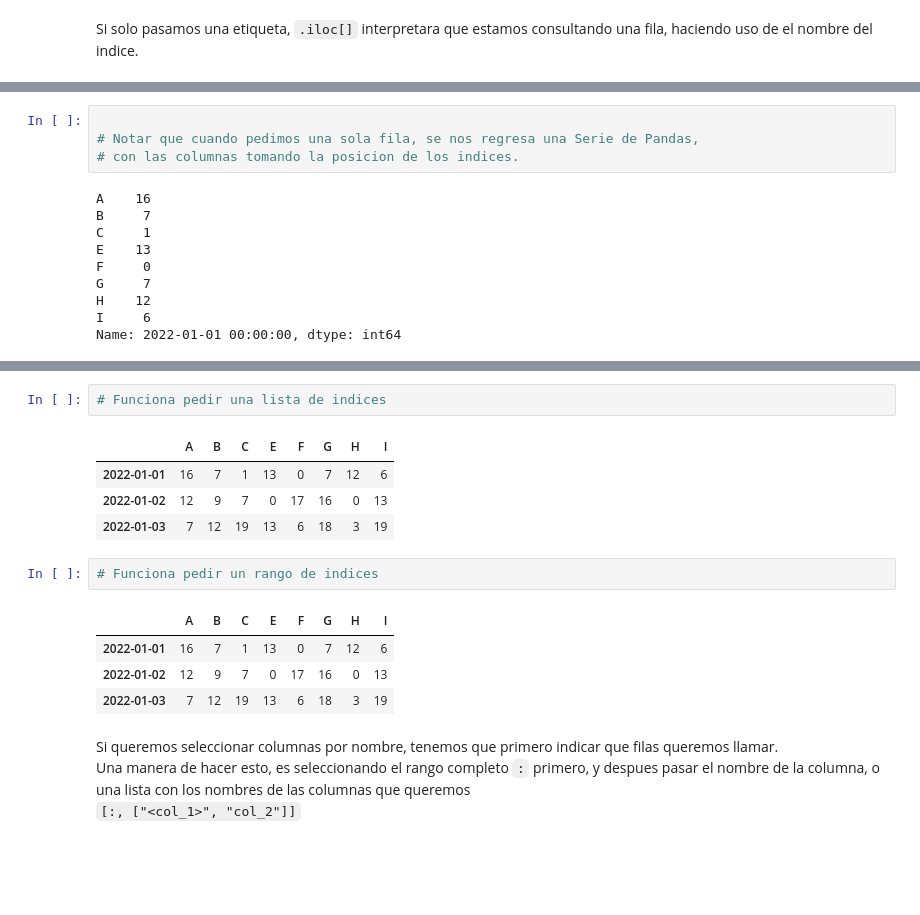
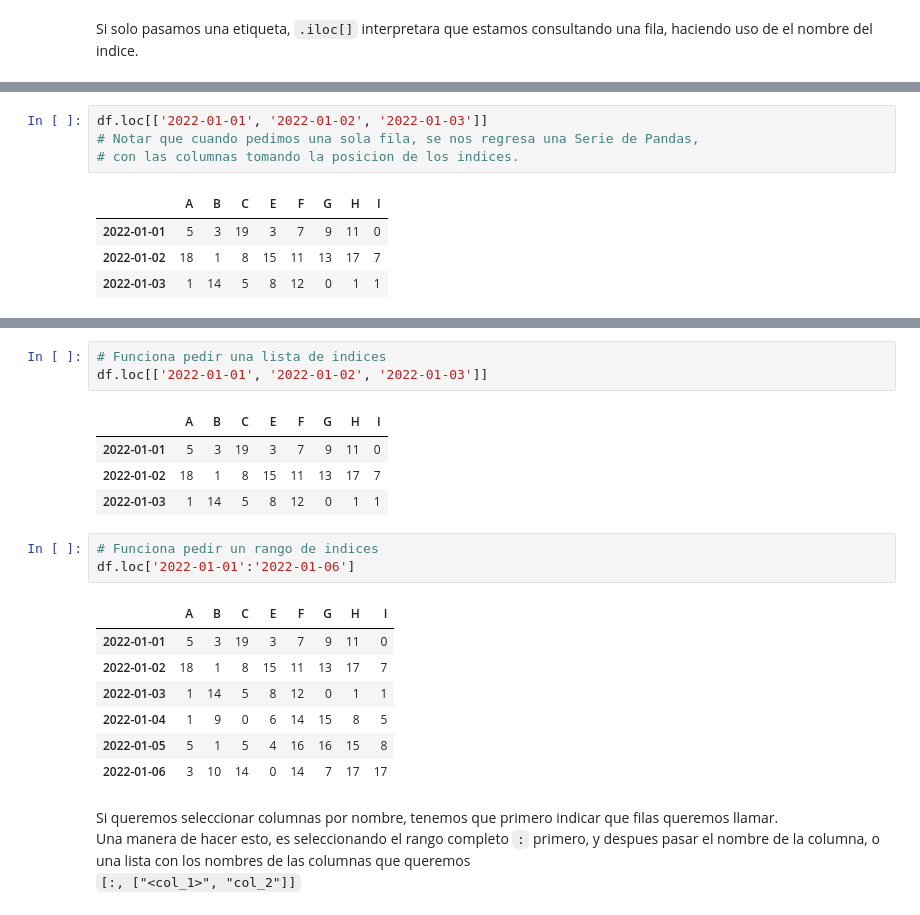
Before and after one commit to devfmx/master-data-ai, a Jupyter notebook: 2 Introduccion a la ciencia de datos/S2_intro_a_pandas/crowdcoding/pandas.ipynb, the cells around one changed output, grey strips where cells are left out. Cells and saved outputs as stored; diff of their text form; blank space fills up the shorter version.

```diff
--- a/2 Introduccion a la ciencia de datos/S2_intro_a_pandas/crowdcoding/pandas.ipynb
+++ b/2 Introduccion a la ciencia de datos/S2_intro_a_pandas/crowdcoding/pandas.ipynb
@@ -321,35 +355,35 @@ Si solo pasamos una etiqueta, `.iloc[]` interpretara que estamos consultando una
 # %% [markdown]
 ![image.png](embedded-picture-1)
 # %%
-
+df.loc[['2022-01-01', '2022-01-02', '2022-01-03']]
 # Notar que cuando pedimos una sola fila, se nos regresa una Serie de Pandas,
 # con las columnas tomando la posicion de los indices.
 # %% [output]
-A    16
-B     7
-C     1
-E    13
-F     0
-G     7
-H    12
-I     6
-Name: 2022-01-01 00:00:00, dtype: int64
+|  | A | B | C | E | F | G | H | I |
+| 2022-01-01 | 5 | 3 | 19 | 3 | 7 | 9 | 11 | 0 |
+| 2022-01-02 | 18 | 1 | 8 | 15 | 11 | 13 | 17 | 7 |
+| 2022-01-03 | 1 | 14 | 5 | 8 | 12 | 0 | 1 | 1 |
 # %% [markdown]
 ![image.png](embedded-picture-1)
 # %%
 # Funciona pedir una lista de indices
+df.loc[['2022-01-01', '2022-01-02', '2022-01-03']]
 # %% [output]
 |  | A | B | C | E | F | G | H | I |
-| 2022-01-01 | 16 | 7 | 1 | 13 | 0 | 7 | 12 | 6 |
-| 2022-01-02 | 12 | 9 | 7 | 0 | 17 | 16 | 0 | 13 |
-| 2022-01-03 | 7 | 12 | 19 | 13 | 6 | 18 | 3 | 19 |
+| 2022-01-01 | 5 | 3 | 19 | 3 | 7 | 9 | 11 | 0 |
+| 2022-01-02 | 18 | 1 | 8 | 15 | 11 | 13 | 17 | 7 |
+| 2022-01-03 | 1 | 14 | 5 | 8 | 12 | 0 | 1 | 1 |
 # %%
 # Funciona pedir un rango de indices
+df.loc['2022-01-01':'2022-01-06']
 # %% [output]
 |  | A | B | C | E | F | G | H | I |
-| 2022-01-01 | 16 | 7 | 1 | 13 | 0 | 7 | 12 | 6 |
-| 2022-01-02 | 12 | 9 | 7 | 0 | 17 | 16 | 0 | 13 |
-| 2022-01-03 | 7 | 12 | 19 | 13 | 6 | 18 | 3 | 19 |
+| 2022-01-01 | 5 | 3 | 19 | 3 | 7 | 9 | 11 | 0 |
+| 2022-01-02 | 18 | 1 | 8 | 15 | 11 | 13 | 17 | 7 |
+| 2022-01-03 | 1 | 14 | 5 | 8 | 12 | 0 | 1 | 1 |
+| 2022-01-04 | 1 | 9 | 0 | 6 | 14 | 15 | 8 | 5 |
+| 2022-01-05 | 5 | 1 | 5 | 4 | 16 | 16 | 15 | 8 |
+| 2022-01-06 | 3 | 10 | 14 | 0 | 14 | 7 | 17 | 17 |
 # %% [markdown]
 Si queremos seleccionar columnas por nombre, tenemos que primero indicar que filas queremos llamar.
 Una manera de hacer esto, es seleccionando el rango completo `:` primero, y despues pasar el nombre de la columna, o una lista con los nombres de las columnas que queremos
```
Also changed, not shown: parts of 122 cells of this notebook, 8 other files.
